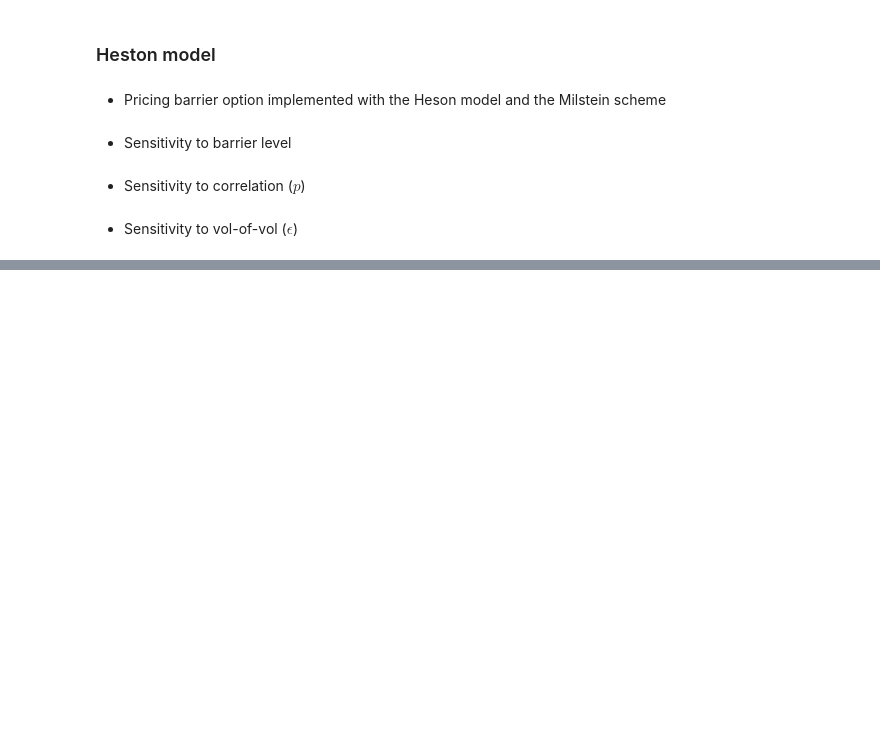
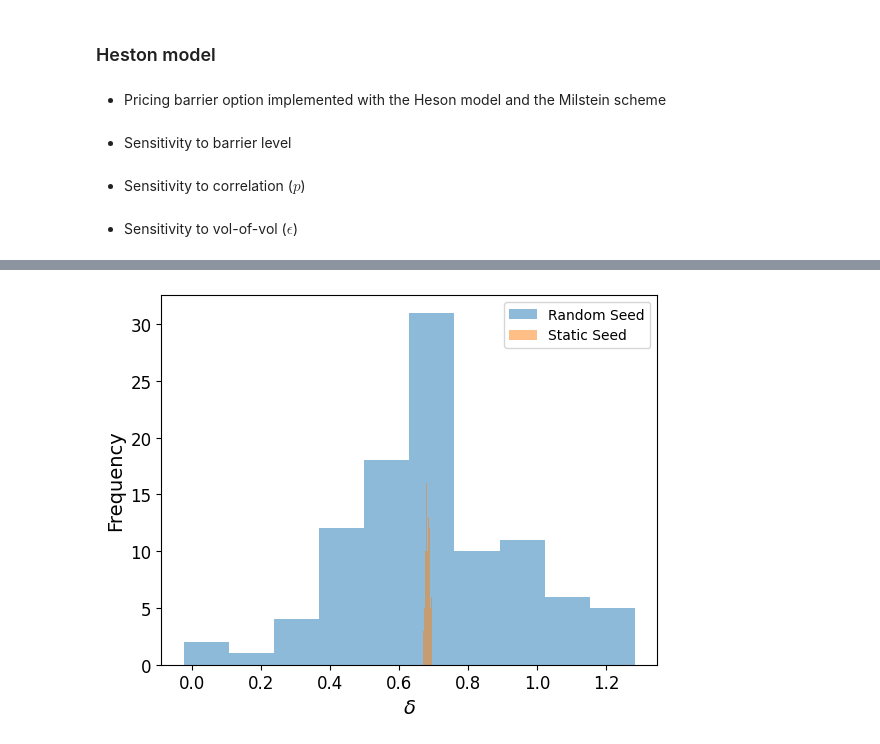
Before and after one commit to DKLEINLEUNK/MCOptionPricer, a Jupyter notebook: results.ipynb, the cells around one changed output, grey strips where cells are left out. Cells and saved outputs as stored; diff of their text form; code cells hidden in the pictures; blank space fills up the shorter version.

```diff
--- a/results.ipynb
+++ b/results.ipynb
@@ -88,0 +184,22 @@ sensitivityAnalysis.vol_of_vol_sensitivity()
+# %%
+model_params = {
+    'S0': 100,
+    'K': 99,
+    'T': 1,
+    'r': 0.06,
+    'sigma': 0.2,
+    'simulations': 10_000,
+    'time_steps': 252
+}
+# %%
+random_estimates = []
+for _ in range(100):
+    estimator = Delta(option=EUCall, params=model_params)
+    delta = estimator.bump_and_revalue(bump_size=1, same_seed=False)
+    random_estimates.append(delta)
+
+static_estimates = []
+for _ in range(100):
+    estimator = Delta(option=EUCall, params=model_params)
+    delta = estimator.bump_and_revalue(bump_size=1, same_seed=True)
+    static_estimates.append(delta)
@@ -88,0 +224,13 @@ sensitivityAnalysis.vol_of_vol_sensitivity()
+# %%
+# plt.style.use('seaborn-v0_8-bright')
+# plt.style.use('seaborn-v0_8-darkgrid')
+plt.hist(random_estimates, bins=10, alpha=0.5, label='Random Seed')
+plt.hist(static_estimates, bins=10, alpha=0.5, label='Static Seed')
+plt.xlabel('$\\delta$', fontsize=14)
+plt.ylabel('Frequency', fontsize=14)
+plt.xticks(fontsize=12)
+plt.yticks(fontsize=12)
+plt.legend()
+plt.show()
+# %% [output]
+[figure, added]
```
Also changed, not shown: parts of 49 cells of this notebook, 10 other files.
